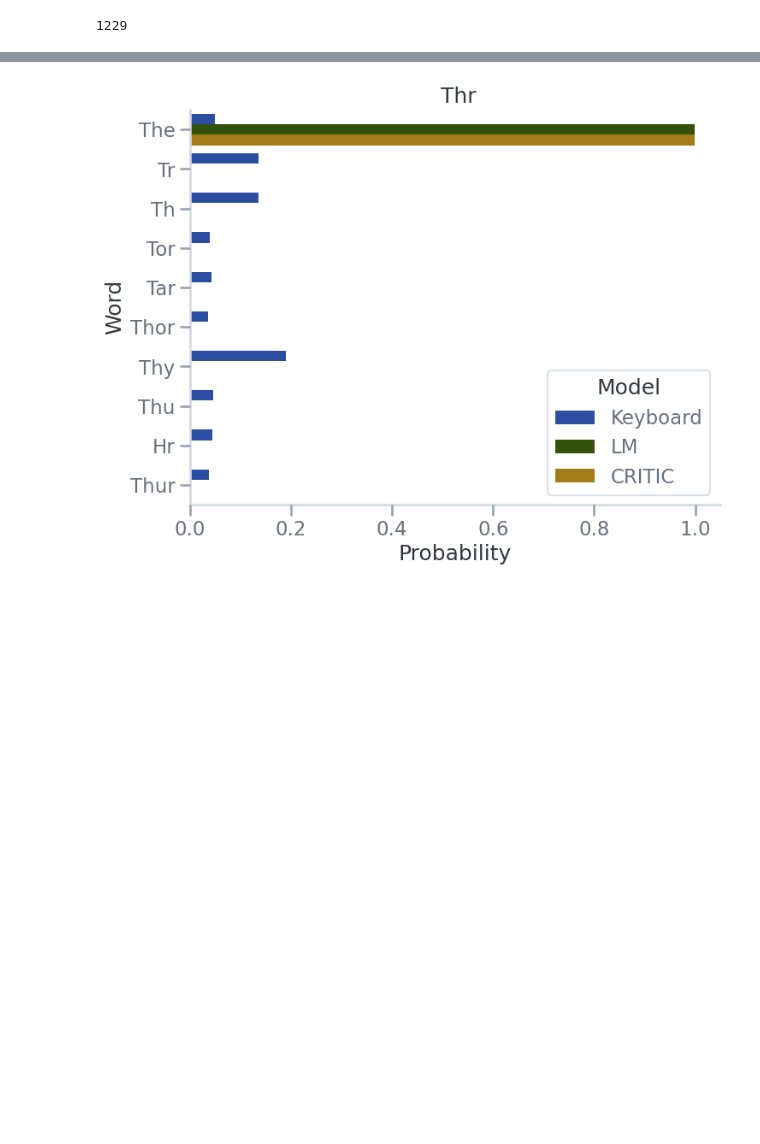
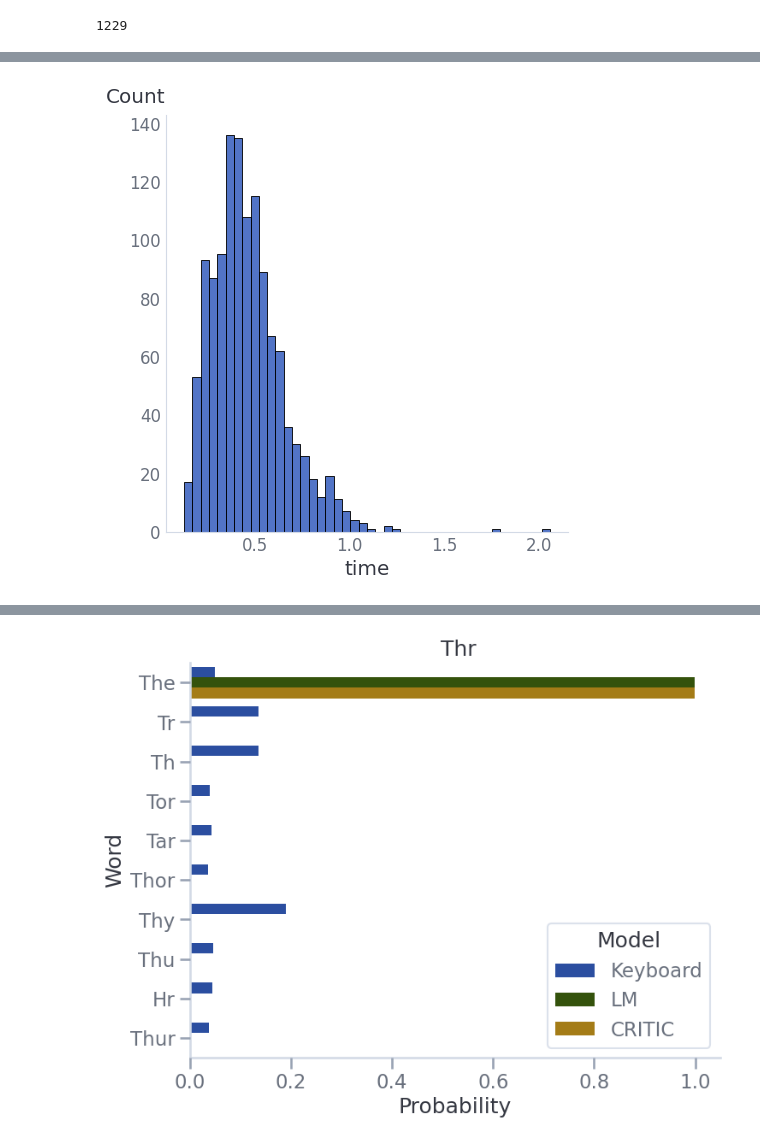
Before and after one commit to csce585-mlsystems/critic-llm, a Jupyter notebook: notebooks/evaluation.ipynb, the cells around one changed output, grey strips where cells are left out. Cells and saved outputs as stored; diff of their text form; code cells hidden in the pictures; blank space fills up the shorter version.

```diff
--- a/notebooks/evaluation.ipynb
+++ b/notebooks/evaluation.ipynb
@@ -283,0 +181,5 @@ np.float64(0.04068348250610252)
+# %%
+sns.displot(res_df, x='time')
+rp.ylabel_top()
+# %% [output]
+[figure, added]
```
Also changed, not shown: parts of 15 cells of this notebook, 5 other files.
